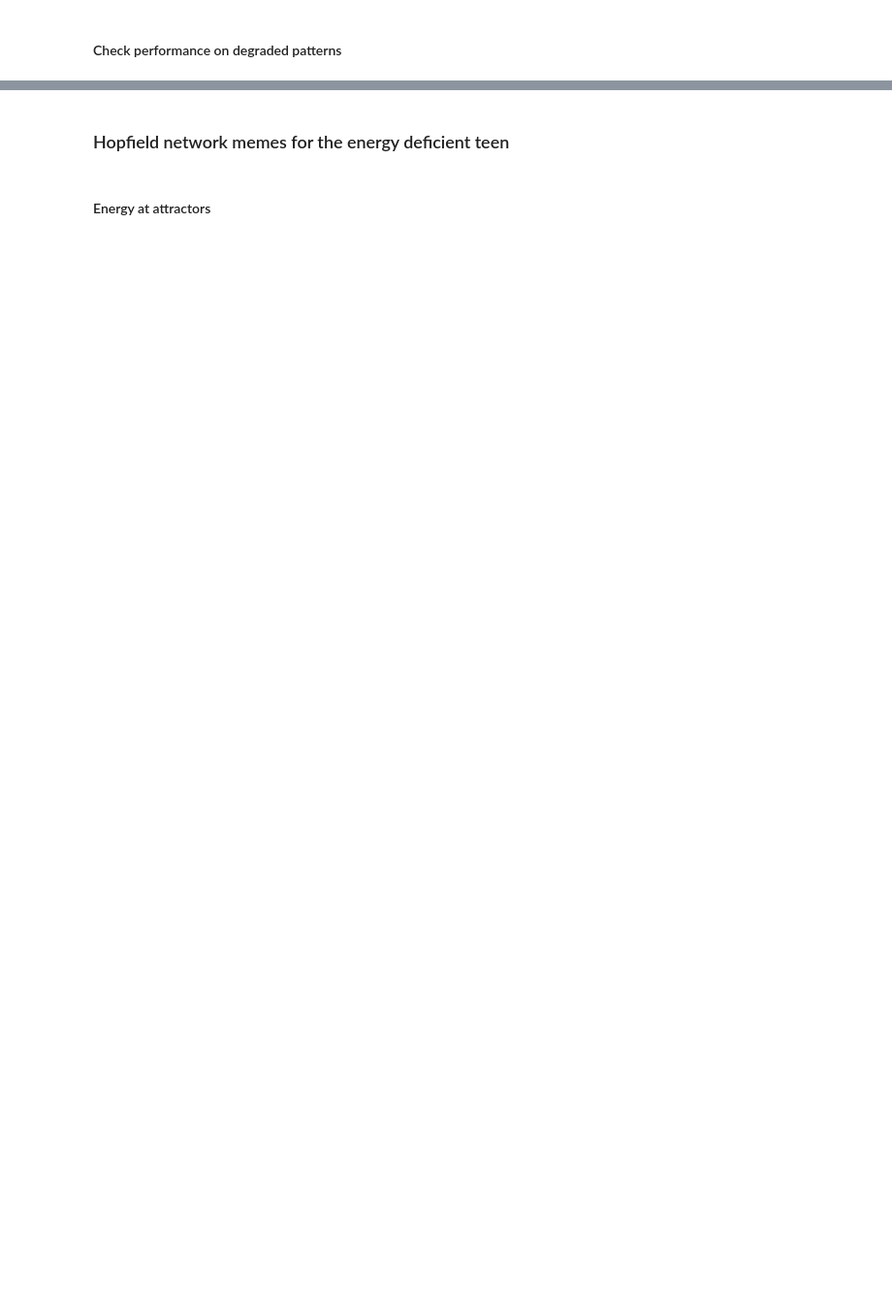
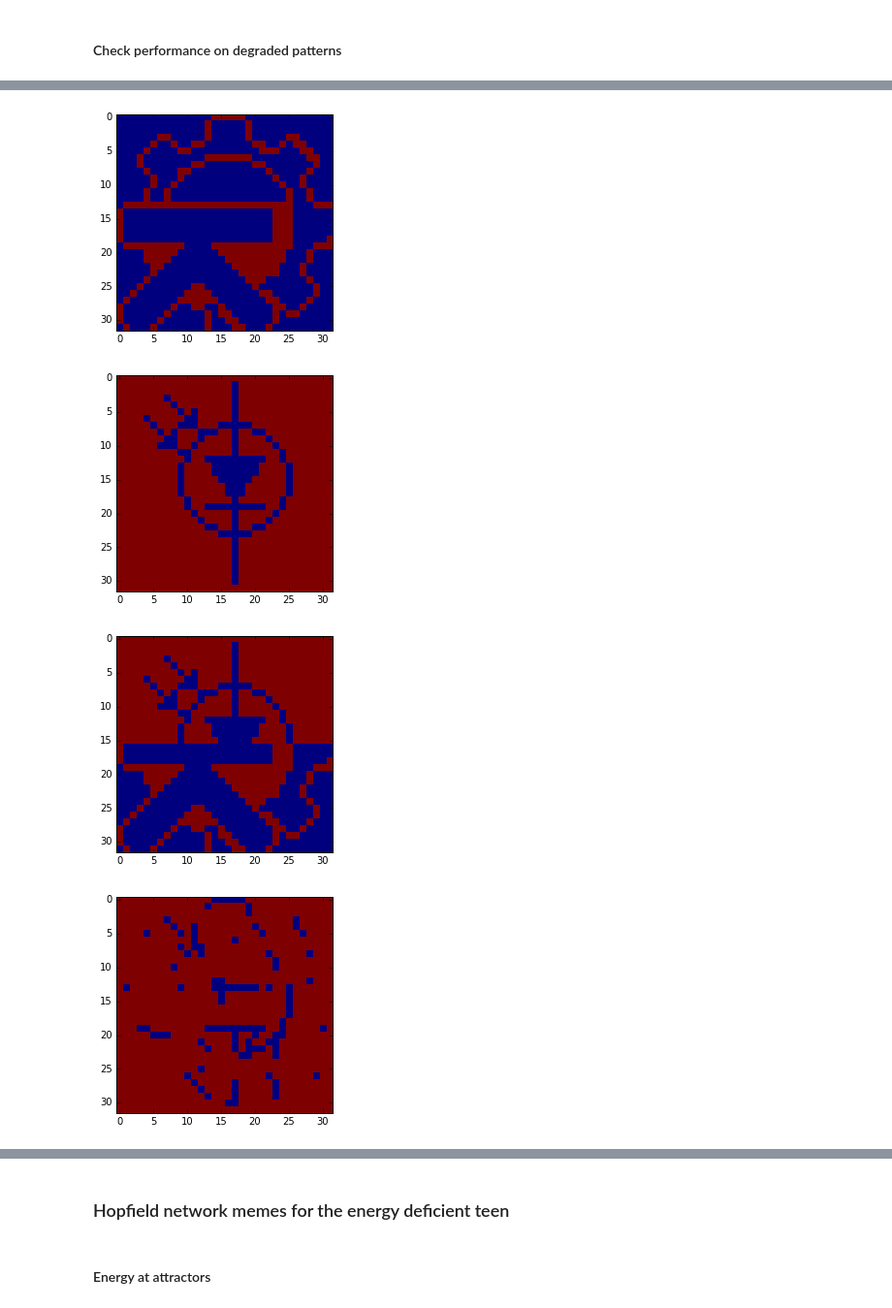
Before and after one commit to Styren/DD2437, a Jupyter notebook: Lab3/Lab3.ipynb, the cells around one changed output, grey strips where cells are left out. Shown at 97% size. Saved outputs shown, nothing was run; the diff lists cells and outputs as text; code cells hidden in the pictures; blank space fills up the shorter version.

```diff
--- a/Lab3/Lab3.ipynb
+++ b/Lab3/Lab3.ipynb
@@ -202,0 +194,15 @@ hn.plot(test3)
+# %%
+p11_recalled = hn.recall(testData[-1])[0]
+#Show picture 2
+hn.plot(trainingData[1])
+#Show picture 3
+hn.plot(trainingData[2])
+#Show Picture 11, combination of 2 and 3
+hn.plot(testData[-1])
+#Show recalled version of picture 11
+hn.plot(p11_recalled)
+# %% [output]
+[figure, added]
+[figure, added]
+[figure, added]
+[figure, added]
```
Also changed, not shown: parts of 43 cells of this notebook.
